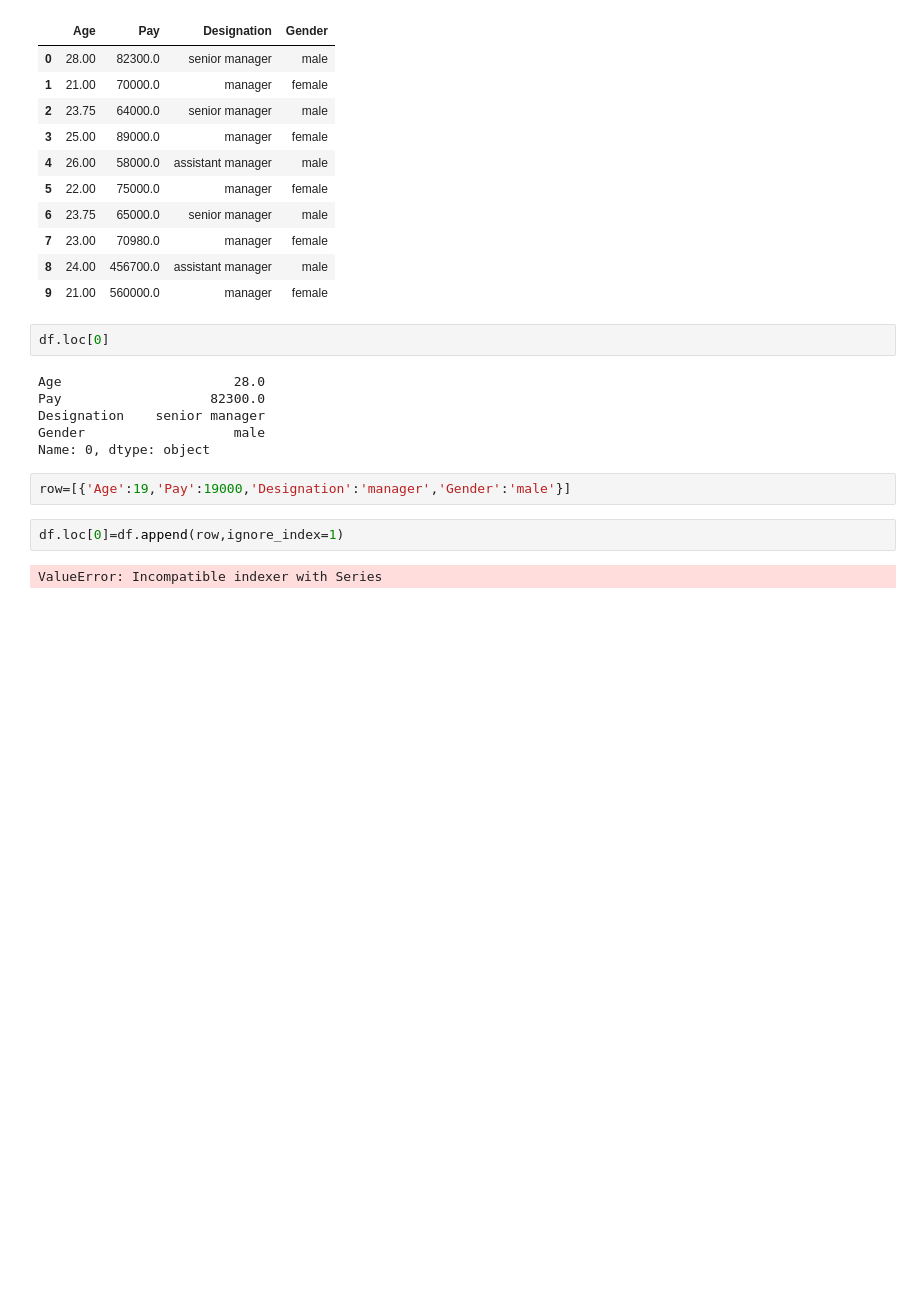
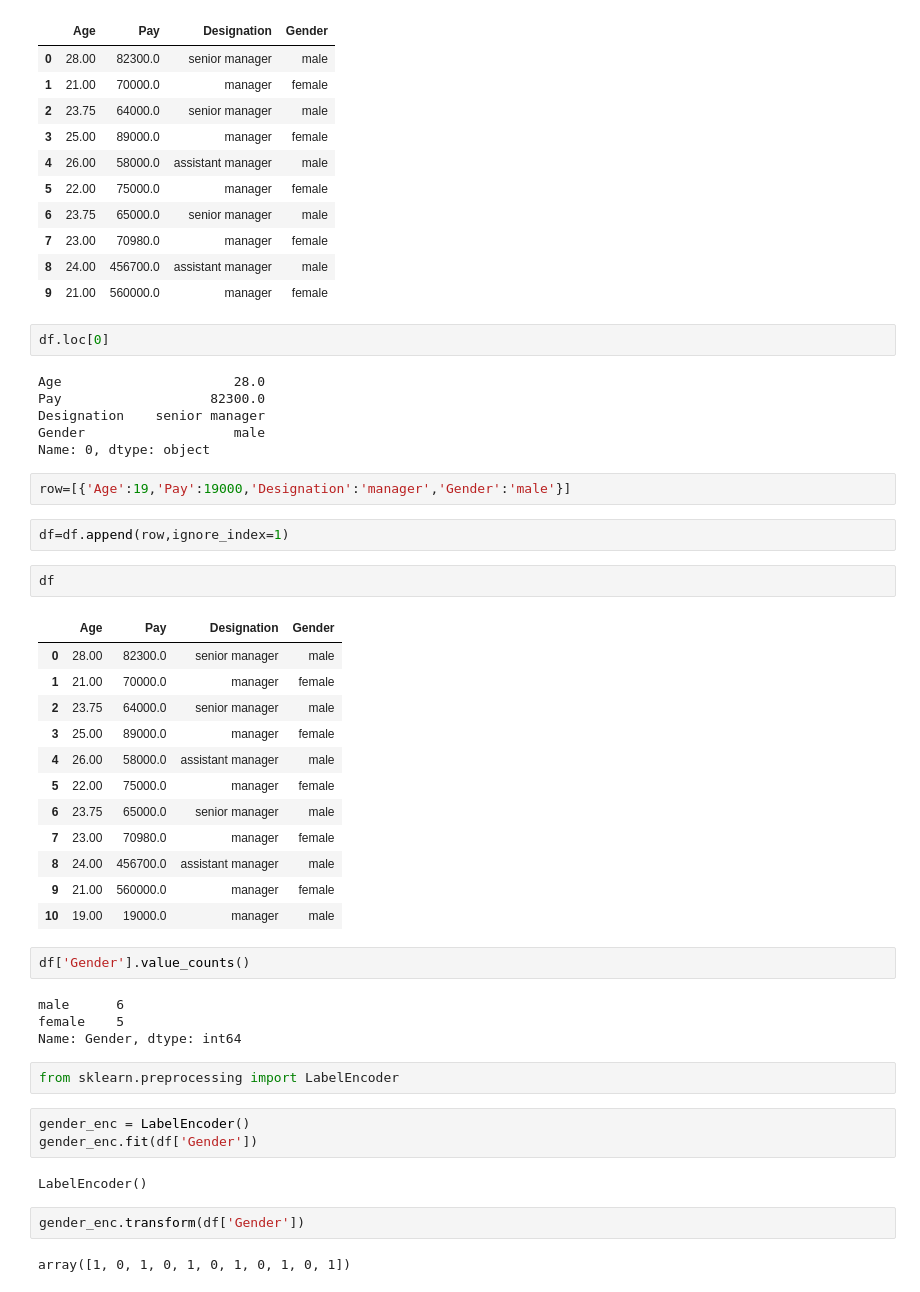
Before and after one commit to kashishjais/Machine-Learning, a Jupyter notebook: preprocessing/example1.ipynb, the cells around one changed output. Drawn from its saved outputs; the diff is of its cells as text; blank space fills up the shorter version.

Commit message:
fitting&transforming

```diff
--- a/preprocessing/example1.ipynb
+++ b/preprocessing/example1.ipynb
@@ -200,6 +200,36 @@ Name: 0, dtype: object
 # %%
 row=[{'Age':19,'Pay':19000,'Designation':'manager','Gender':'male'}]
 # %%
-df.loc[0]=df.append(row,ignore_index=1)
+df=df.append(row,ignore_index=1)
-# %% [output]
-ValueError: Incompatible indexer with Series
+# %%
+df
+# %% [output]
+|  | Age | Pay | Designation | Gender |
+| 0 | 28.00 | 82300.0 | senior manager | male |
+| 1 | 21.00 | 70000.0 | manager | female |
+| 2 | 23.75 | 64000.0 | senior manager | male |
+| 3 | 25.00 | 89000.0 | manager | female |
+| 4 | 26.00 | 58000.0 | assistant manager | male |
+| 5 | 22.00 | 75000.0 | manager | female |
+| 6 | 23.75 | 65000.0 | senior manager | male |
+| 7 | 23.00 | 70980.0 | manager | female |
+| 8 | 24.00 | 456700.0 | assistant manager | male |
+| 9 | 21.00 | 560000.0 | manager | female |
+| 10 | 19.00 | 19000.0 | manager | male |
+# %%
+df['Gender'].value_counts()
+# %% [output]
+male      6
+female    5
+Name: Gender, dtype: int64
+# %%
+from sklearn.preprocessing import LabelEncoder
+# %%
+gender_enc = LabelEncoder()
+gender_enc.fit(df['Gender'])
+# %% [output]
+LabelEncoder()
+# %%
+gender_enc.transform(df['Gender'])
+# %% [output]
+array([1, 0, 1, 0, 1, 0, 1, 0, 1, 0, 1])
```
Also changed, not shown: parts of 3 cells of this notebook.
